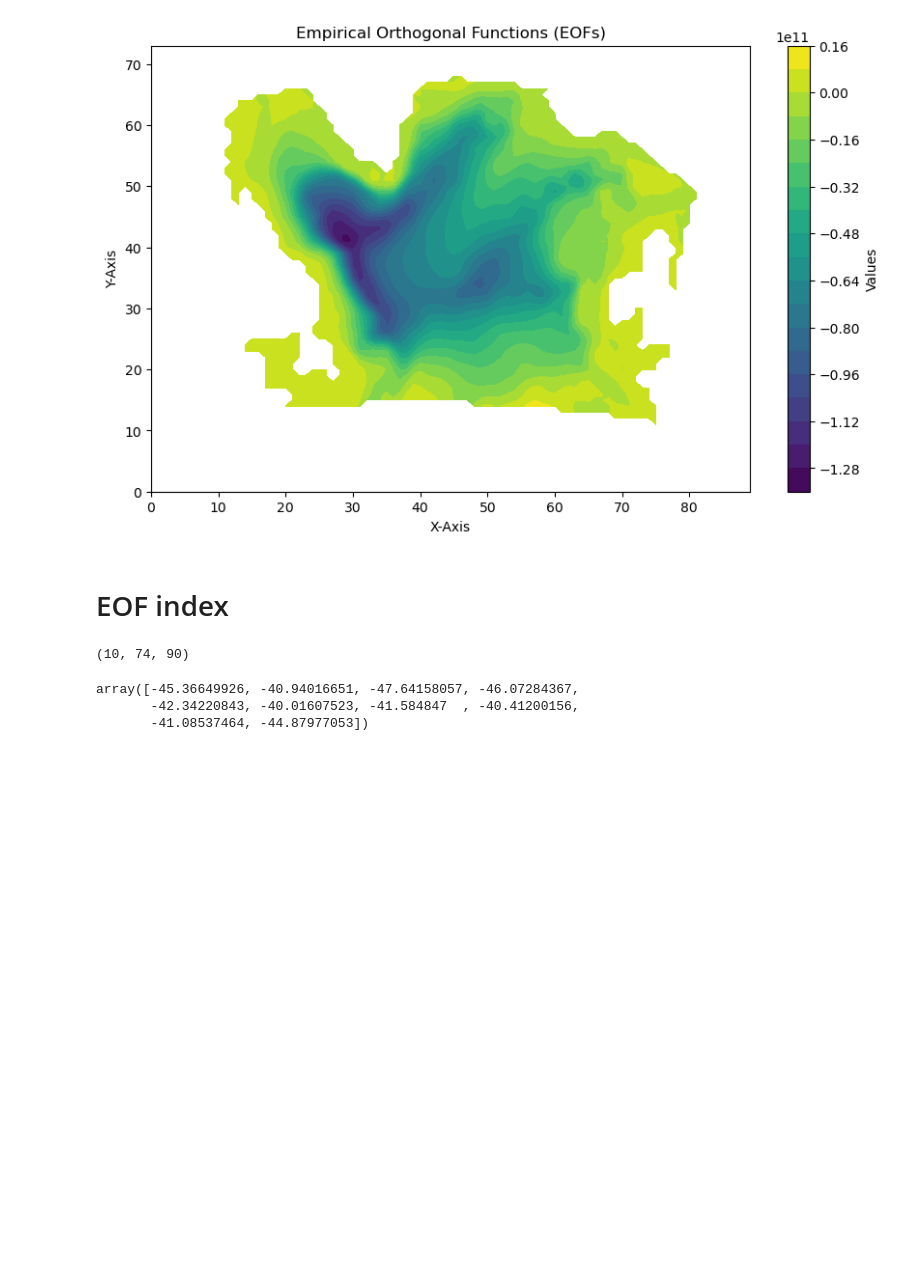
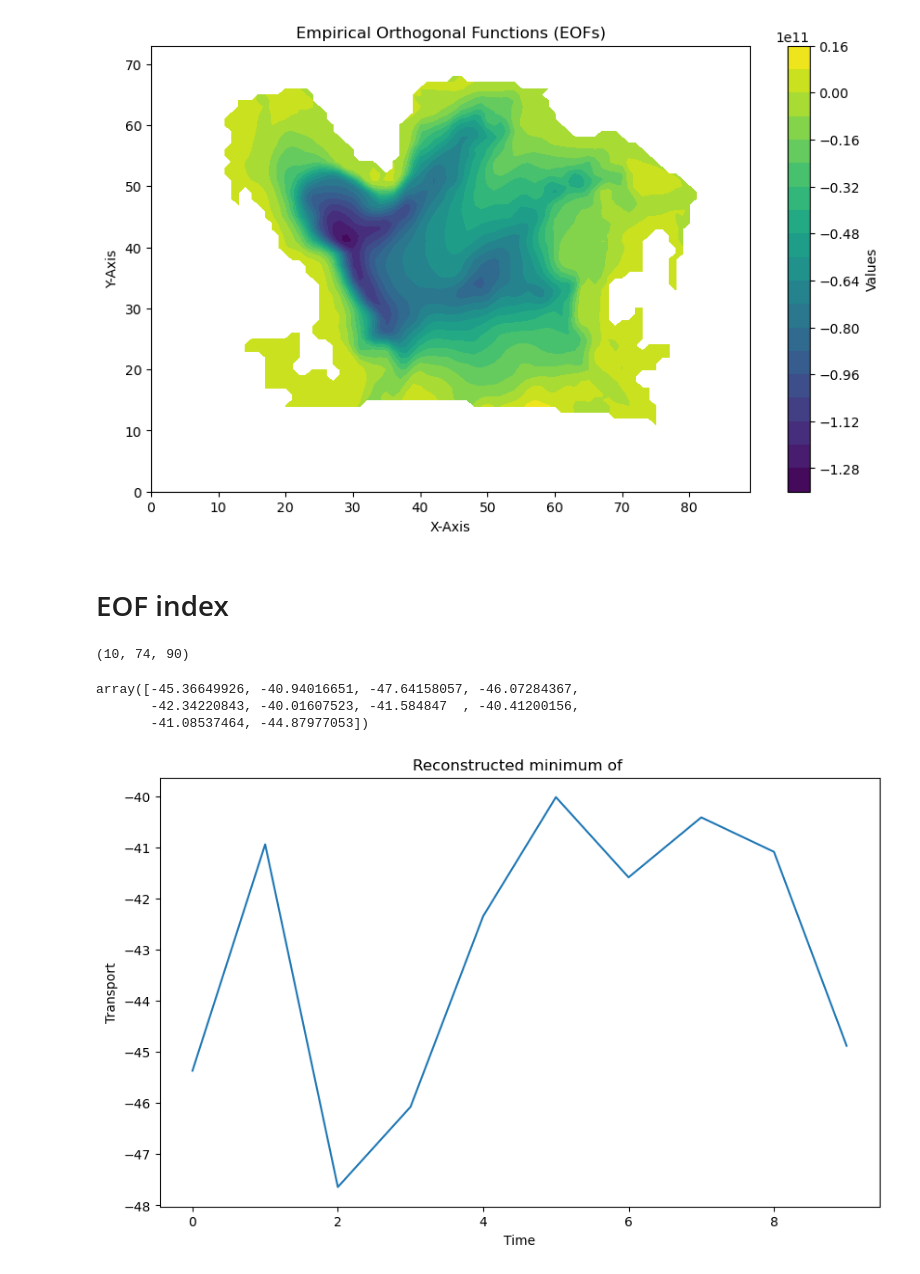
Before and after one commit to inagler/current, a Jupyter notebook: EOF_manual.ipynb, the cells around one changed output. Drawn from its saved outputs; the diff is of its cells as text; code cells hidden in the pictures; blank space fills up the shorter version.

```diff
--- a/EOF_manual.ipynb
+++ b/EOF_manual.ipynb
@@ -178,3 +179,12 @@ min_per_time_step
 array([-45.36649926, -40.94016651, -47.64158057, -46.07284367,
        -42.34220843, -40.01607523, -41.584847  , -40.41200156,
        -41.08537464, -44.87977053])
+# %%
+plt.figure(figsize=(10, 6))
+plt.plot(min_per_time_step)
+plt.title('Reconstructed minimum of ')
+plt.xlabel('Time')
+plt.ylabel('Transport')
+plt.show()
+# %% [output]
+[figure, added]
```
Also changed, not shown: parts of 7 cells of this notebook, 5 other files.
